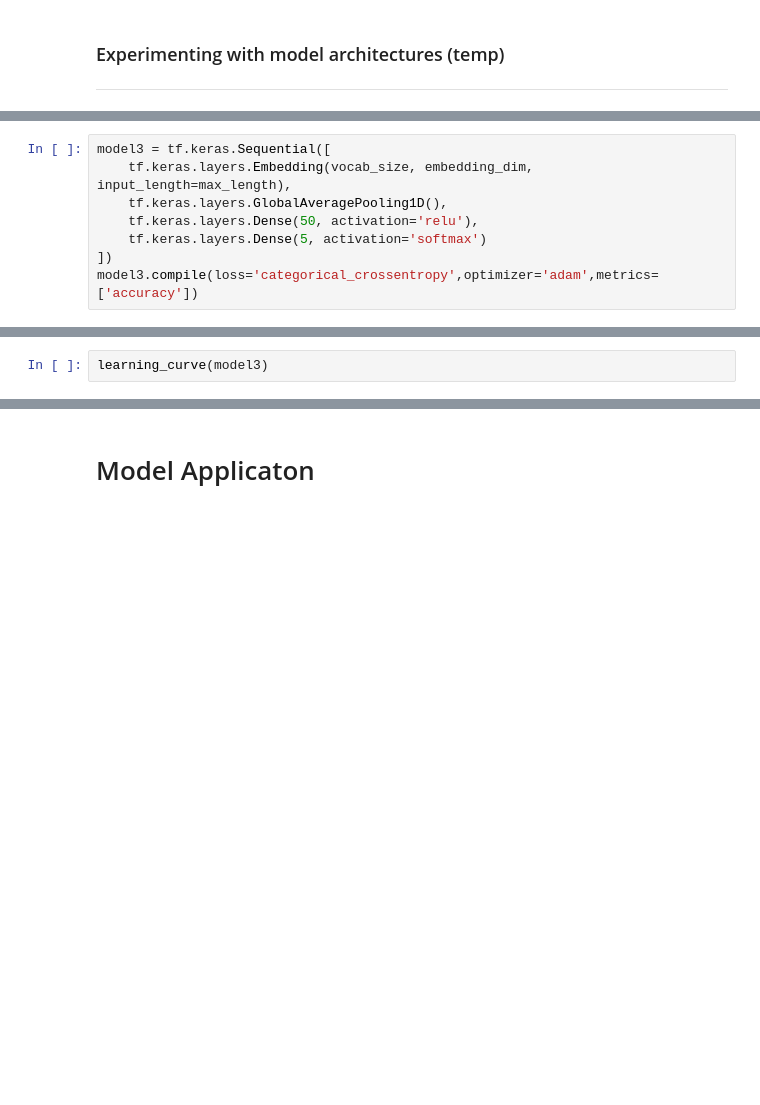
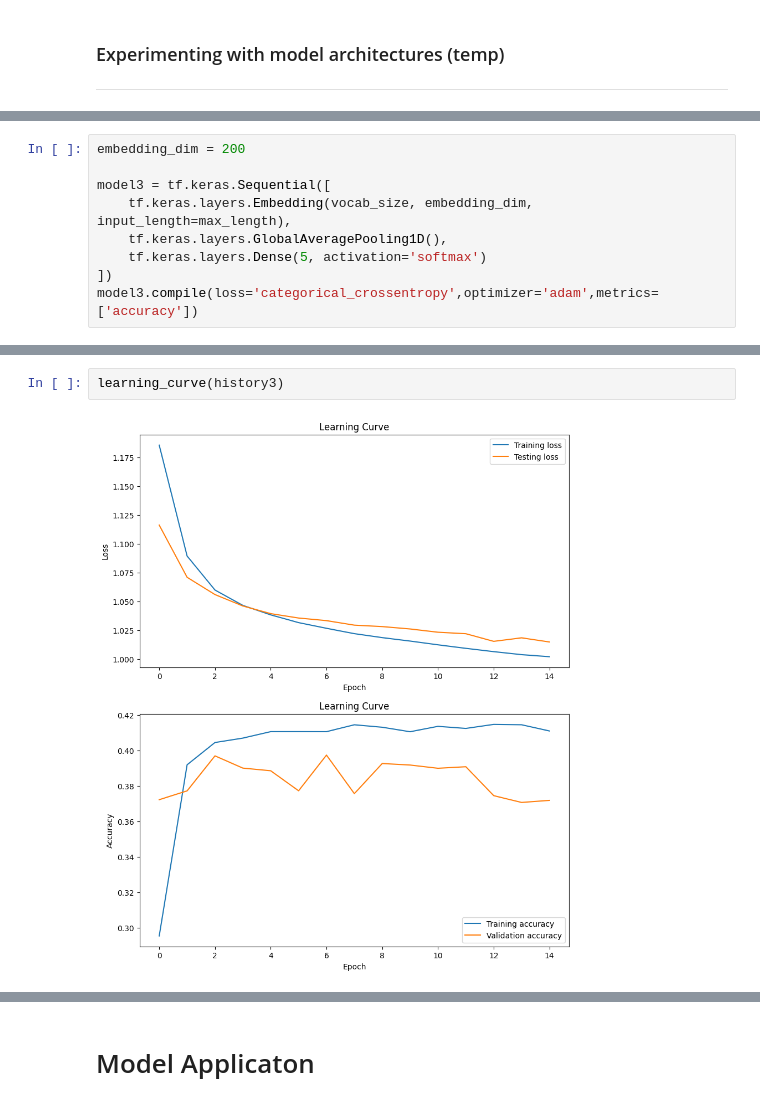
Before and after one commit to AmeerAliSaleem/MA4J5_Project, a Jupyter notebook: Ameer_Ali_Saleem_MA4J5_Main_Project.ipynb, the cells around one changed output, grey strips where cells are left out. Cells and saved outputs as stored; diff of their text form; blank space fills up the shorter version.

```diff
--- a/Ameer_Ali_Saleem_MA4J5_Main_Project.ipynb
+++ b/Ameer_Ali_Saleem_MA4J5_Main_Project.ipynb
@@ -382,8 +389,9 @@ learning_curve(history2)
 # %%
+embedding_dim = 200
+
 model3 = tf.keras.Sequential([
     tf.keras.layers.Embedding(vocab_size, embedding_dim, input_length=max_length),
     tf.keras.layers.GlobalAveragePooling1D(),
-    tf.keras.layers.Dense(50, activation='relu'),
     tf.keras.layers.Dense(5, activation='softmax')
 ])
 model3.compile(loss='categorical_crossentropy',optimizer='adam',metrics=['accuracy'])
@@ -394,2 +437,4 @@ history3 = model3.fit(train_padded, tf.one_hot(train_labels_int,5), batch_size=b
 # %%
-learning_curve(model3)
+learning_curve(history3)
+# %% [output]
+[figure, added]
```
Also changed, not shown: parts of 36 cells of this notebook.
